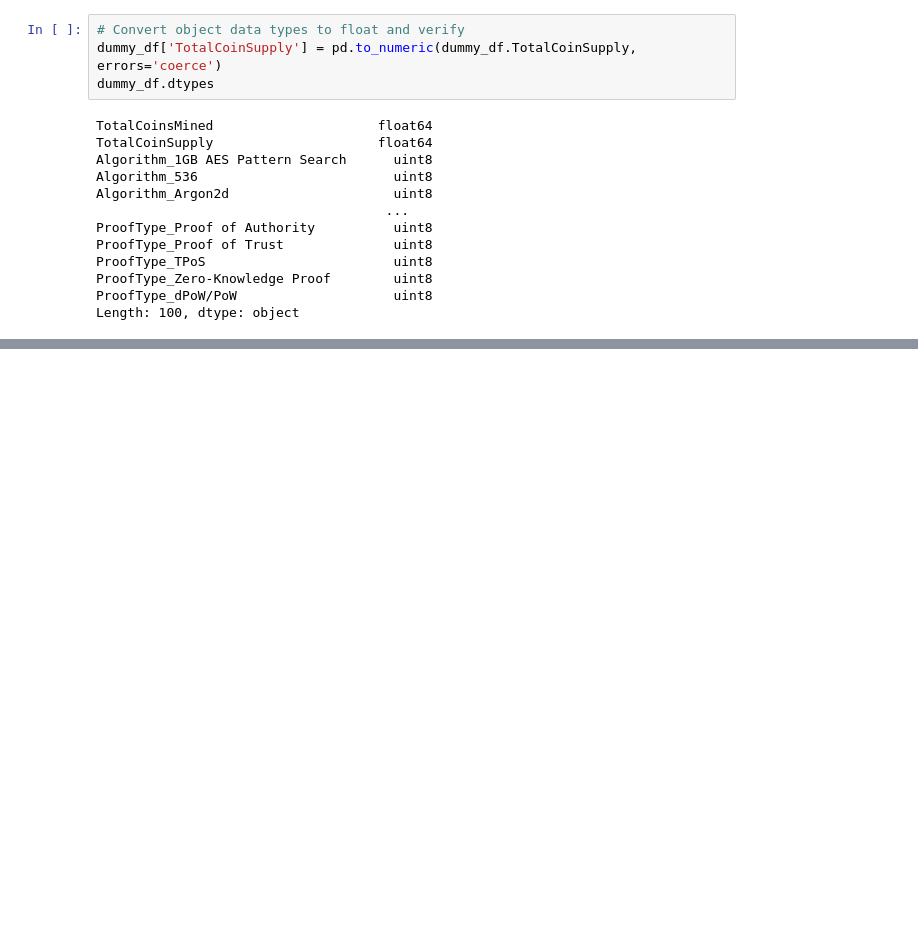
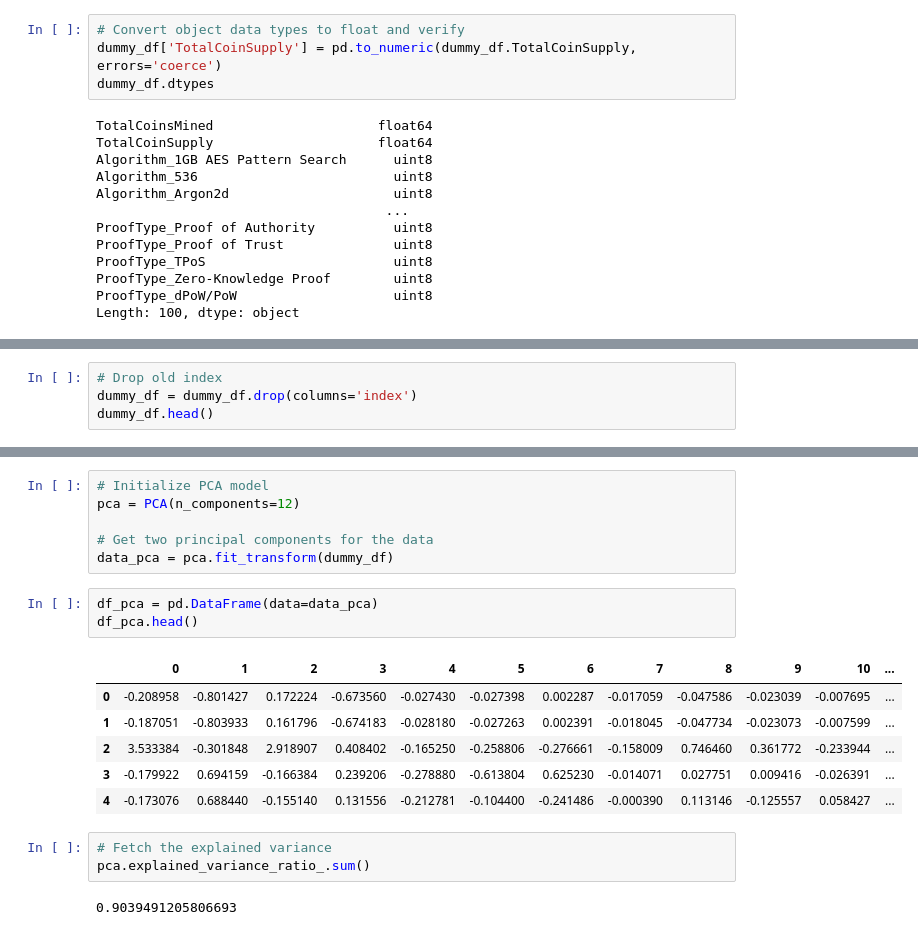
Before and after one commit to sissa81/Cryptocurrency-Clusters, a Jupyter notebook: crypto.ipynb, the cells around one changed output, grey strips where cells are left out. Cells and saved outputs as stored; diff of their text form; blank space fills up the shorter version.

```diff
--- a/crypto.ipynb
+++ b/crypto.ipynb
@@ -169,0 +169,4 @@ dummy_df.head()
+# %%
+# Drop old index
+dummy_df = dummy_df.drop(columns='index')
+dummy_df.head()
@@ -169,0 +181,21 @@ dummy_df.head()
+# %%
+# Initialize PCA model
+pca = PCA(n_components=12)
+
+# Get two principal components for the data
+data_pca = pca.fit_transform(dummy_df)
+# %%
+df_pca = pd.DataFrame(data=data_pca)
+df_pca.head()
+# %% [output]
+|  | 0 | 1 | 2 | 3 | 4 | 5 | 6 | 7 | 8 | 9 | 10 | ... |
+| 0 | -0.208958 | -0.801427 | 0.172224 | -0.673560 | -0.027430 | -0.027398 | 0.002287 | -0.017059 | -0.047586 | -0.023039 | -0.007695 | ... |
+| 1 | -0.187051 | -0.803933 | 0.161796 | -0.674183 | -0.028180 | -0.027263 | 0.002391 | -0.018045 | -0.047734 | -0.023073 | -0.007599 | ... |
+| 2 | 3.533384 | -0.301848 | 2.918907 | 0.408402 | -0.165250 | -0.258806 | -0.276661 | -0.158009 | 0.746460 | 0.361772 | -0.233944 | ... |
+| 3 | -0.179922 | 0.694159 | -0.166384 | 0.239206 | -0.278880 | -0.613804 | 0.625230 | -0.014071 | 0.027751 | 0.009416 | -0.026391 | ... |
+| 4 | -0.173076 | 0.688440 | -0.155140 | 0.131556 | -0.212781 | -0.104400 | -0.241486 | -0.000390 | 0.113146 | -0.125557 | 0.058427 | ... |
+# %%
+# Fetch the explained variance
+pca.explained_variance_ratio_.sum()
+# %% [output]
+0.9039491205806693
```
Also changed, not shown: parts of 6 cells of this notebook, 1 other file.
